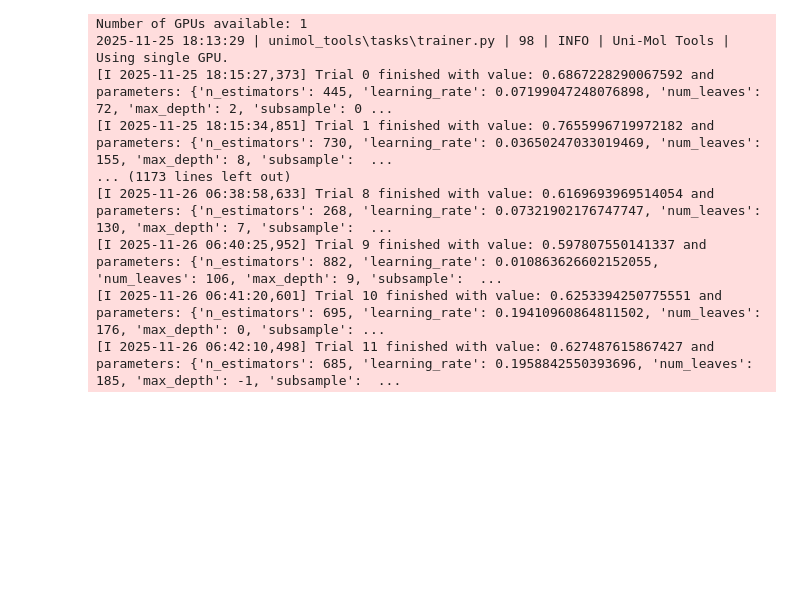
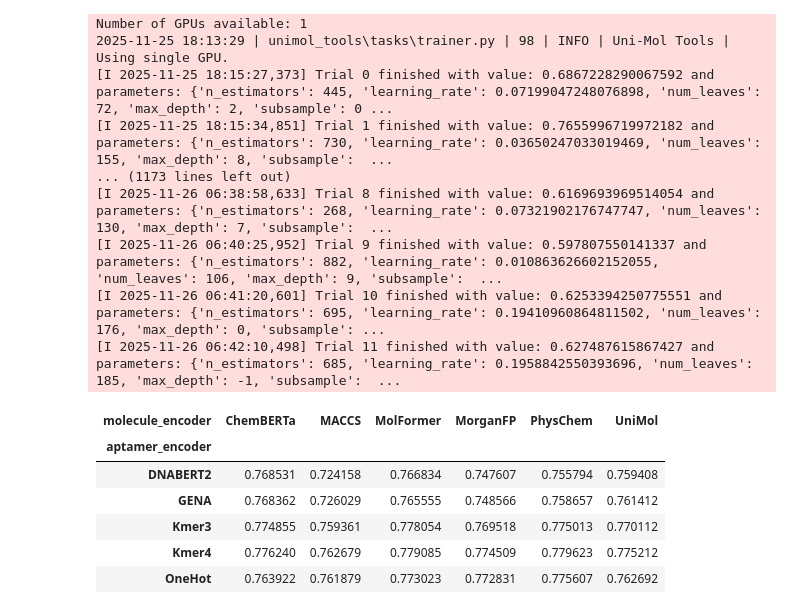
Before and after one commit to GenerativeMolMachines/AptaBench, a Jupyter notebook: notebooks/03_ml_benchmark.ipynb, the cells around one changed output. Cells and saved outputs as stored; diff of their text form; code cells hidden in the pictures; blank space fills up the shorter version.

```diff
--- a/notebooks/03_ml_benchmark.ipynb
+++ b/notebooks/03_ml_benchmark.ipynb
@@ -113,6 +113,14 @@ You should probably TRAIN this model on a down-stream task to be able to use it
 # %%
 results_df.to_csv('lgbm_results_screening.csv')
 # %%
-pivot_df = results_df.pivot(
+results_df[results_df['split'] == 'stratified'].pivot(
     index="aptamer_encoder", columns="molecule_encoder", values="MCC mean"
 )
+# %% [output]
+| molecule_encoder | ChemBERTa | MACCS | MolFormer | MorganFP | PhysChem | UniMol |
+| aptamer_encoder |  |  |  |  |  |  |
+| DNABERT2 | 0.768531 | 0.724158 | 0.766834 | 0.747607 | 0.755794 | 0.759408 |
+| GENA | 0.768362 | 0.726029 | 0.765555 | 0.748566 | 0.758657 | 0.761412 |
+| Kmer3 | 0.774855 | 0.759361 | 0.778054 | 0.769518 | 0.775013 | 0.770112 |
+| Kmer4 | 0.776240 | 0.762679 | 0.779085 | 0.774509 | 0.779623 | 0.775212 |
+| OneHot | 0.763922 | 0.761879 | 0.773023 | 0.772831 | 0.775607 | 0.762692 |
```
Also changed, not shown: parts of 2 cells of this notebook.
